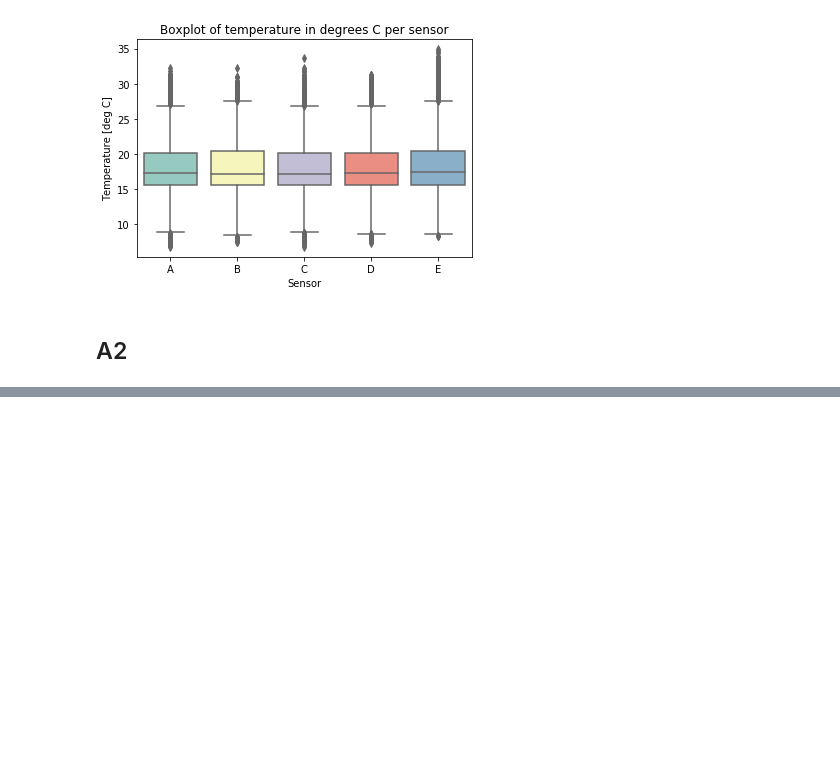
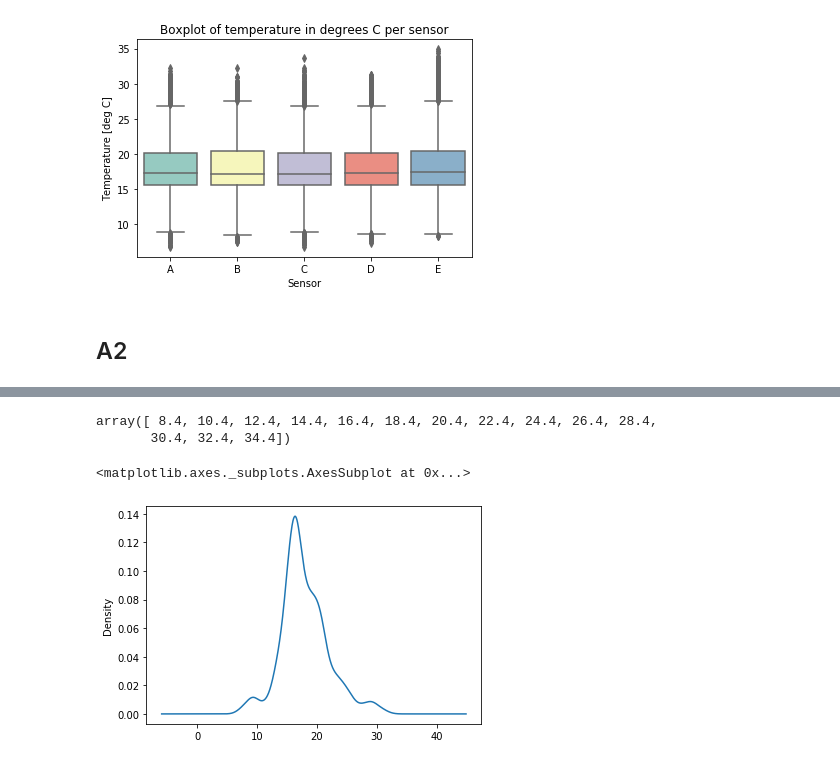
Before and after one commit to LouiseMerle/Assignment_1_GEO1001, a Jupyter notebook: Assignment_1.ipynb, the cells around one changed output, grey strips where cells are left out. Drawn from its saved outputs; the diff is of its cells as text; code cells hidden in the pictures; blank space fills up the shorter version.

```diff
--- a/Assignment_1.ipynb
+++ b/Assignment_1.ipynb
@@ -292,0 +364,10 @@ plt.savefig('Boxplot of temperature per sensor')
+# %%
+np.arange(min(sensor_e.Temperature), max(sensor_e.Temperature)+1, 2.0)
+# %% [output]
+array([ 8.4, 10.4, 12.4, 14.4, 16.4, 18.4, 20.4, 22.4, 24.4, 26.4, 28.4,
+       30.4, 32.4, 34.4])
+# %%
+sensor_a['Temperature'].plot(kind='density')
+# %% [output]
+<matplotlib.axes._subplots.AxesSubplot at 0x...>
+[figure, added]
```
Also changed, not shown: parts of 10 cells of this notebook.
